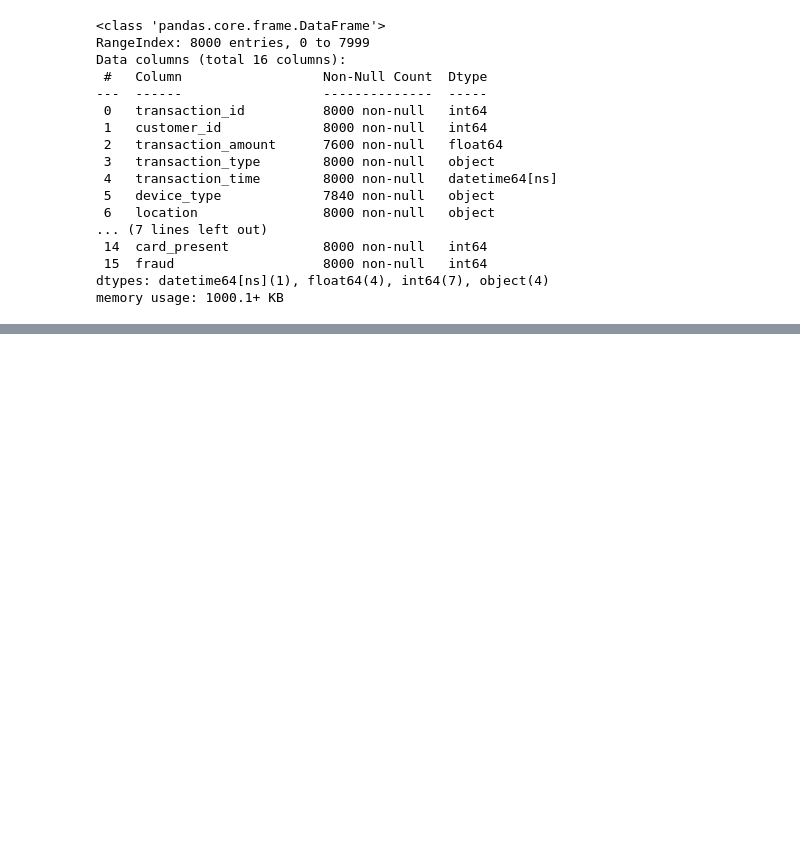
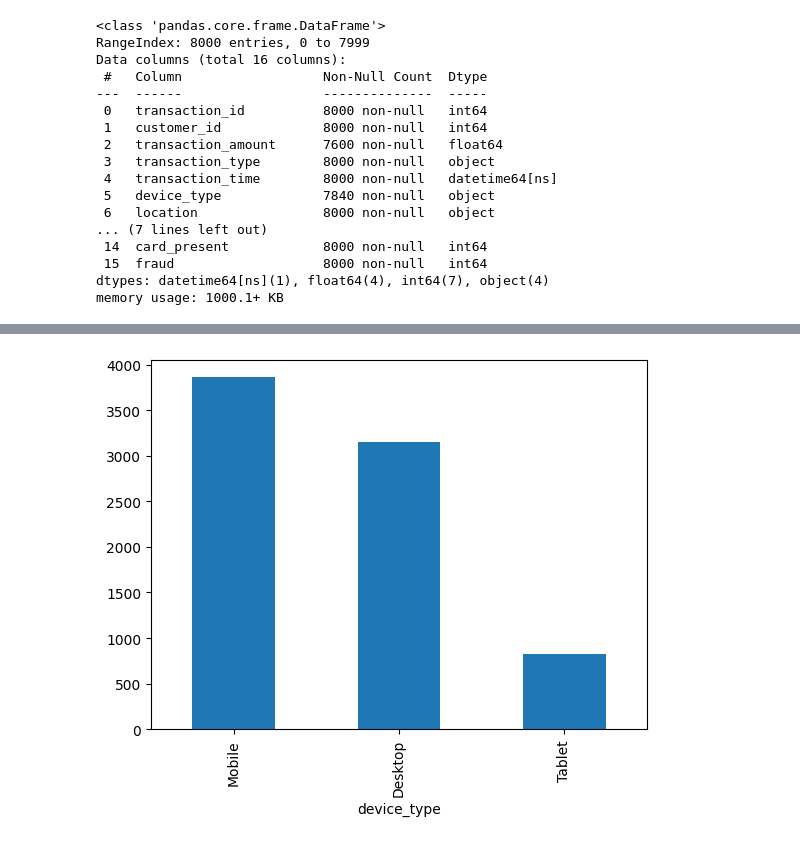
Before and after one commit to Shailya777/Fraud-Detection-EDA, a Jupyter notebook: notebooks/Fraud Detection.ipynb, the cells around one changed output, grey strips where cells are left out. Saved outputs shown, nothing was run; the diff lists cells and outputs as text; code cells hidden in the pictures; blank space fills up the shorter version.

```diff
--- a/notebooks/Fraud Detection.ipynb
+++ b/notebooks/Fraud Detection.ipynb
@@ -94,0 +188,27 @@ df.head()
+# %%
+def transaction_amount_imputation(row):
+    """
+    Imputes Missing Transaction Amount Based on:
+    1) Average Transaction Amount if available or
+    2) Group Median Considering Merchant Category and Device Type or
+    3) Global Median
+    """
+
+    if not pd.isnull(row['transaction_amount']):
+        return row['transaction_amount']
+
+    if not pd.isnull(row['avg_transaction_amount']):
+        return row['avg_transaction_amount']
+
+    mask = (
+        (df['merchant_category'] == row['merchant_category']) &
+        (df['device_type'] == row['device_type'])
+    )
+    median_value = df.loc[mask, 'transaction_amount'].median()
+
+    if not np.isnan(median_value):
+        return median_value
+
+    return df['trasaction_amount'].median()
+# %%
+df['transaction_amount'] = df.apply(transaction_amount_imputation, axis= 1)
@@ -94,0 +236,5 @@ df.head()
+# %%
+df['device_type'].value_counts().plot(kind= 'bar')
+plt.show()
+# %% [output]
+[figure, added]
```
Also changed, not shown: parts of 20 cells of this notebook.
